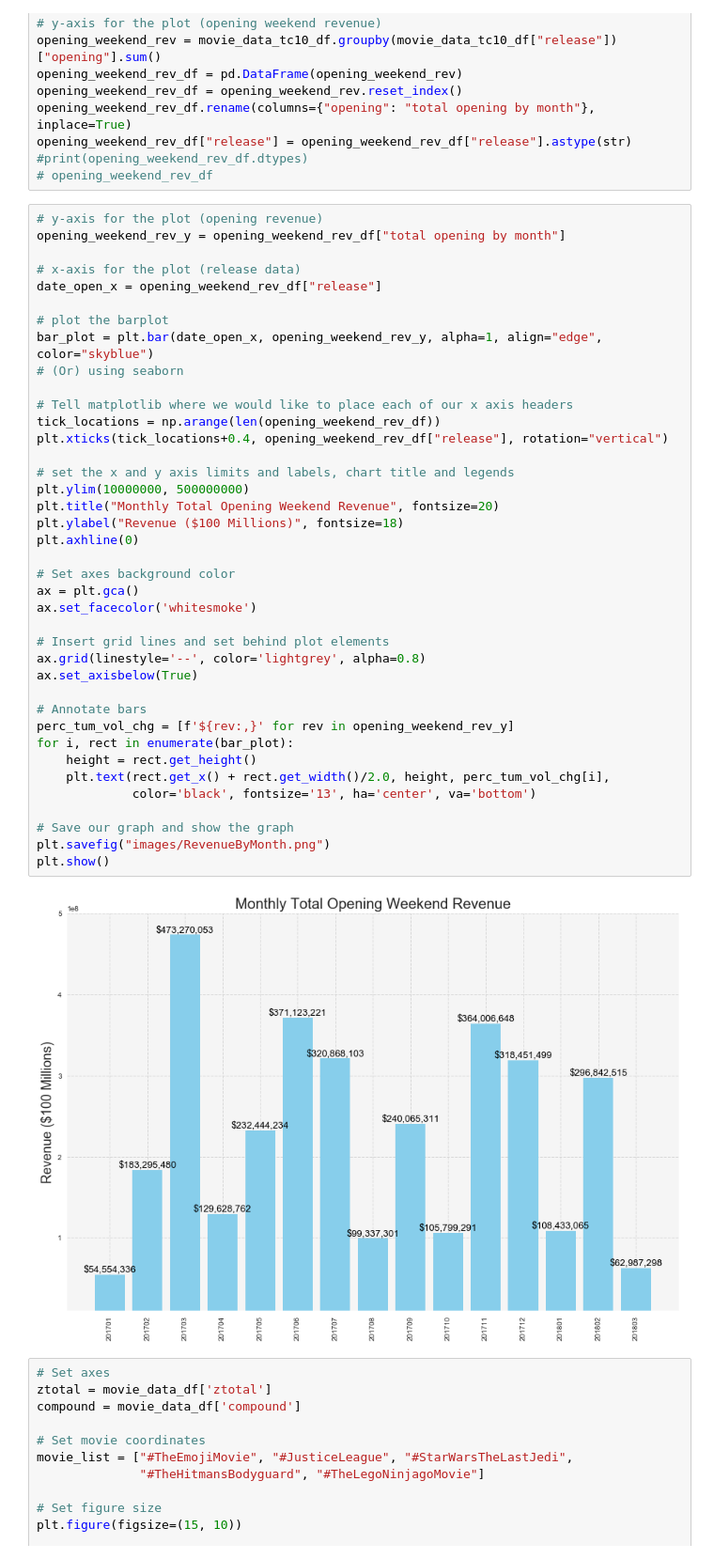
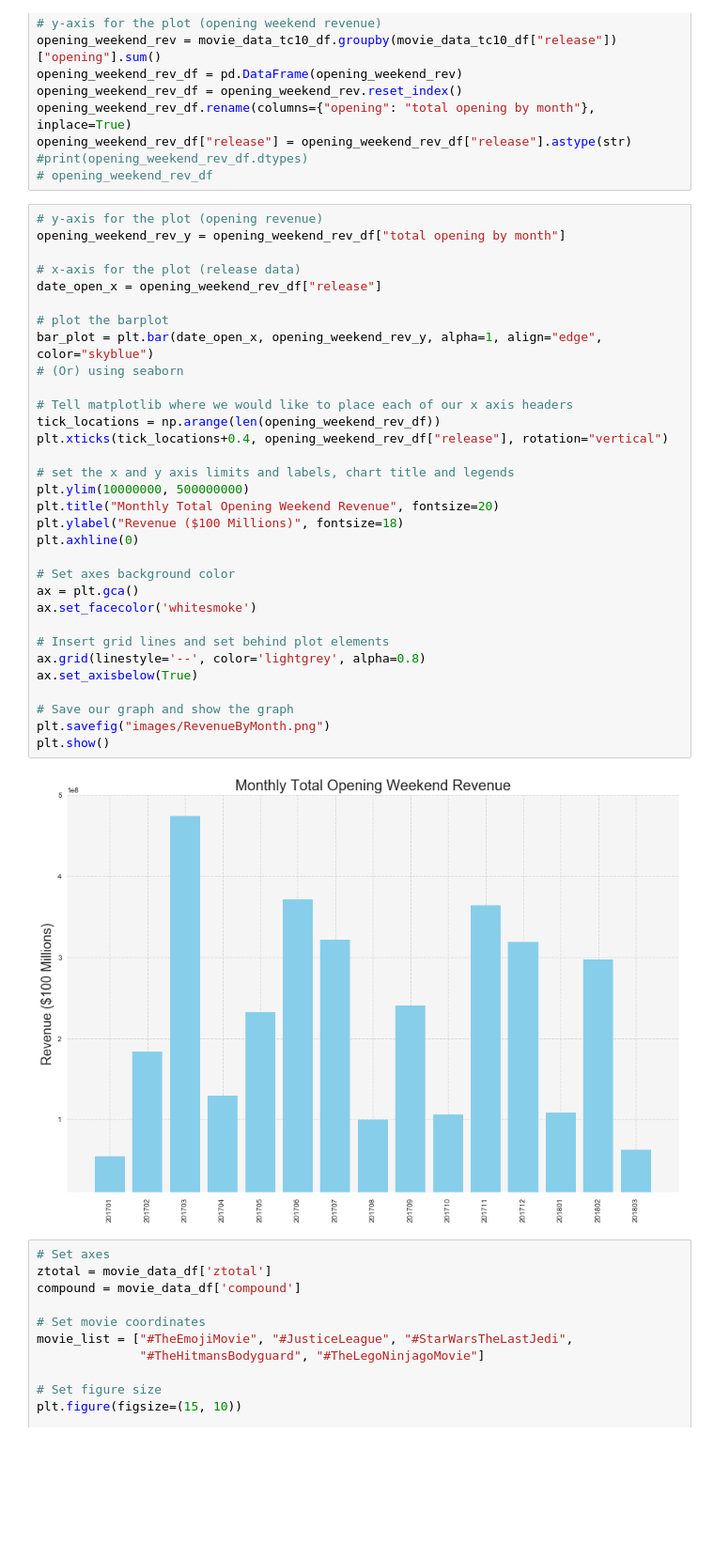
Before and after one commit to Jayleh/dream-reapers, a Jupyter notebook: graphing.ipynb, the cells around one changed output. Shown: that part at 94% size. Saved outputs shown, nothing was run; the diff lists cells and outputs as text; blank space fills up the shorter version.

Commit message:
adding new graphing notebook and powerpoint

```diff
--- a/graphing.ipynb
+++ b/graphing.ipynb
@@ -331,41 +330,34 @@ opening_weekend_rev_y = opening_weekend_rev_df["total opening by month"]
 
 # x-axis for the plot (release data)
 date_open_x = opening_weekend_rev_df["release"]
 
 # plot the barplot
 bar_plot = plt.bar(date_open_x, opening_weekend_rev_y, alpha=1, align="edge", color="skyblue")
 # (Or) using seaborn
 
 # Tell matplotlib where we would like to place each of our x axis headers
 tick_locations = np.arange(len(opening_weekend_rev_df))
 plt.xticks(tick_locations+0.4, opening_weekend_rev_df["release"], rotation="vertical")
 
 # set the x and y axis limits and labels, chart title and legends
 plt.ylim(10000000, 500000000)
 plt.title("Monthly Total Opening Weekend Revenue", fontsize=20)
 plt.ylabel("Revenue ($100 Millions)", fontsize=18)
 plt.axhline(0)
 
 # Set axes background color
 ax = plt.gca()
 ax.set_facecolor('whitesmoke')
 
 # Insert grid lines and set behind plot elements
 ax.grid(linestyle='--', color='lightgrey', alpha=0.8)
 ax.set_axisbelow(True)
 
-# Annotate bars
-perc_tum_vol_chg = [f'${rev:,}' for rev in opening_weekend_rev_y]
-for i, rect in enumerate(bar_plot):
-    height = rect.get_height()
-    plt.text(rect.get_x() + rect.get_width()/2.0, height, perc_tum_vol_chg[i],
-             color='black', fontsize='13', ha='center', va='bottom')
-
 # Save our graph and show the graph
 plt.savefig("images/RevenueByMonth.png")
 plt.show()
 # %% [output]
-[figure, old version]
+[figure, new version]
 # %%
 # Set axes
 ztotal = movie_data_df['ztotal']
```
Also changed, not shown: parts of 5 cells of this notebook, 1 other file.
